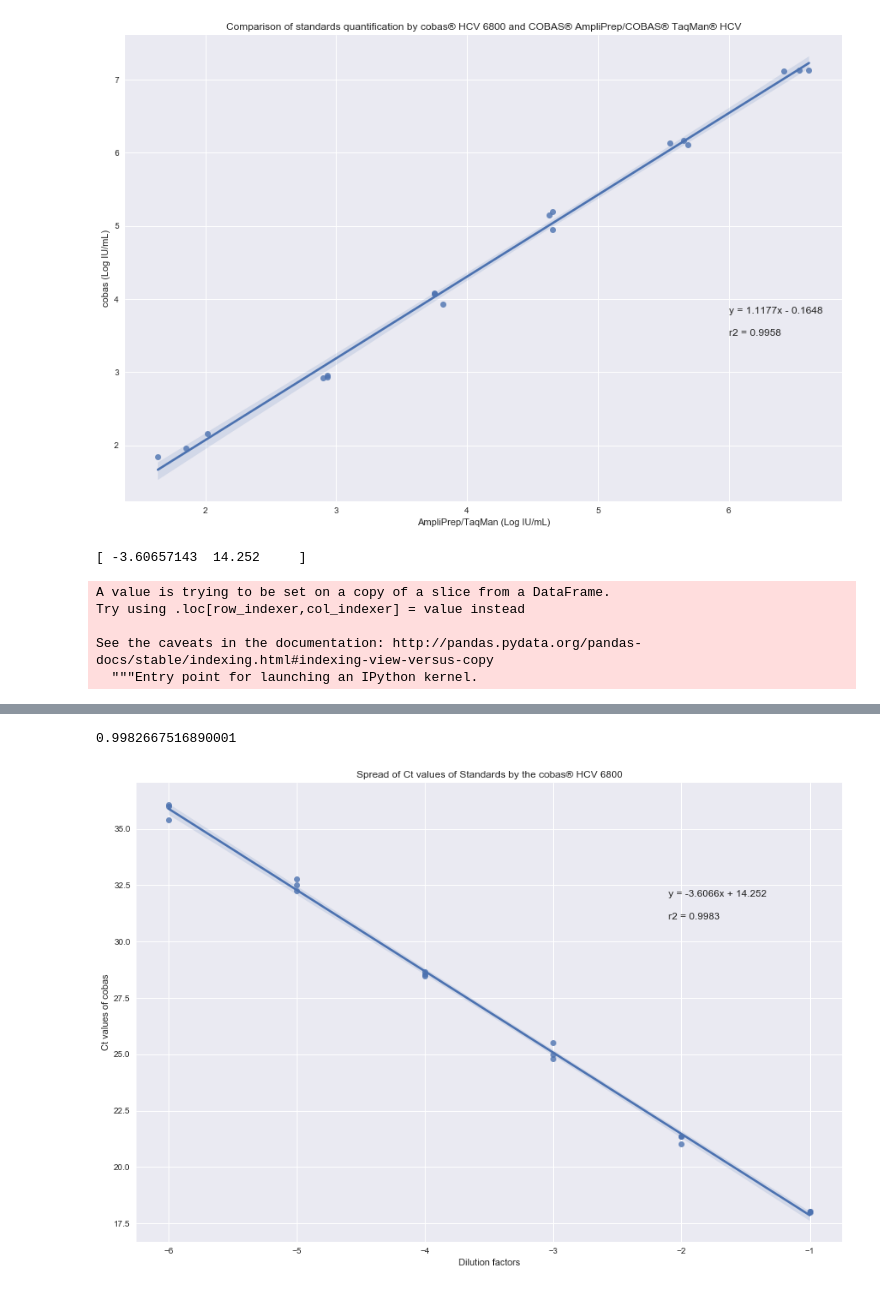
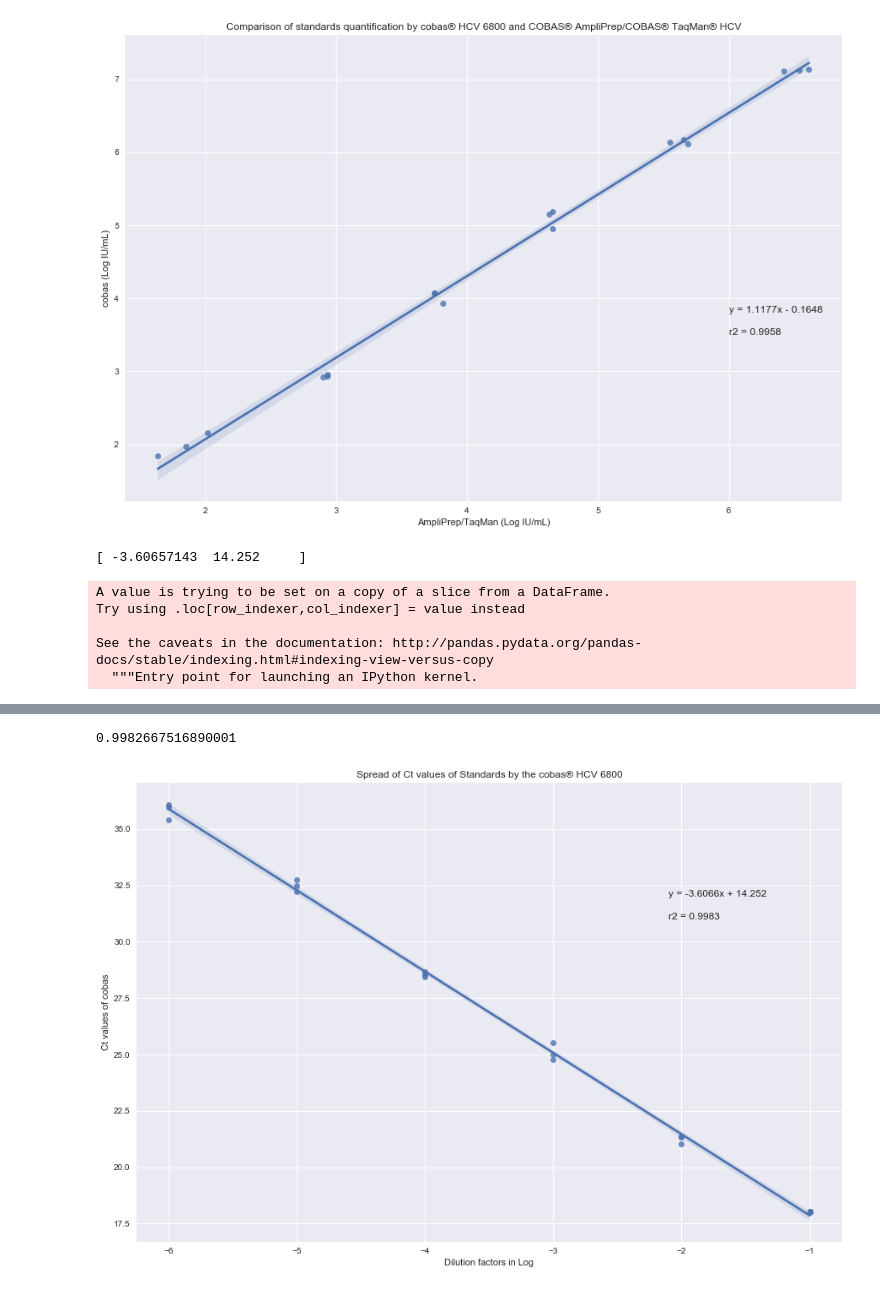
Before and after one commit to hkailee/LabValidationPlots, a Jupyter notebook: workingTable.ipynb, the cells around one changed output, grey strips where cells are left out. Saved outputs shown, nothing was run; the diff lists cells and outputs as text; code cells hidden in the pictures.

```diff
--- a/workingTable.ipynb
+++ b/workingTable.ipynb
@@ -209,35 +212,35 @@ regression = np.polyfit(x2, y2, 1)
 print(regression)
 
 display(df2.corr())
 print((-0.999133)**2)
 
 plt.figure(figsize=(15, 10))
 sns.regplot(x=x2, y=y2, truncate=True)
 plt.title('Spread of Ct values of Standards by the cobas® HCV 6800')
-plt.xlabel('Dilution factors')
+plt.xlabel('Dilution factors in Log')
 plt.ylabel('Ct values of cobas')
 plt.text(-2.1, 32, r'y = -3.6066x + 14.252')
 plt.text(-2.1, 31, r'r2 = 0.9983')
 plt.show()
 # %% [output]
 [ -3.60657143  14.252     ]
 A value is trying to be set on a copy of a slice from a DataFrame.
 Try using .loc[row_indexer,col_indexer] = value instead
 
 See the caveats in the documentation: http://pandas.pydata.org/pandas-docs/stable/indexing.html#indexing-view-versus-copy
   """Entry point for launching an IPython kernel.
 |  | Run | Dilution_Factor | tm_Log | cb_Log | cb_Ct | cb_IC_Ct | tm_Ct | tm_IC_Ct | Log_Dilution_Factor |
 | Run | 1.000000e+00 | -2.578987e-17 | 0.027591 | -0.001919 | 0.000662 | -0.045187 | -0.008880 | 0.018353 | 0.000000 |
 | Dilution_Factor | -2.578987e-17 | 1.000000e+00 | 0.702543 | 0.701638 | -0.696789 | -0.032405 | -0.733604 | 0.029277 | 0.707482 |
 | tm_Log | 2.759133e-02 | 7.025434e-01 | 1.000000 | 0.997895 | -0.997716 | -0.467083 | -0.997104 | 0.087004 | 0.998344 |
 | cb_Log | -1.919072e-03 | 7.016380e-01 | 0.997895 | 1.000000 | -0.999568 | -0.458389 | -0.997036 | 0.106534 | 0.998921 |
 | cb_Ct | 6.622313e-04 | -6.967892e-01 | -0.997716 | -0.999568 | 1.000000 | 0.483055 | 0.996833 | -0.100122 | -0.999133 |
 | cb_IC_Ct | -4.518660e-02 | -3.240526e-02 | -0.467083 | -0.458389 | 0.483055 | 1.000000 | 0.447703 | 0.126600 | -0.474553 |
 | tm_Ct | -8.880236e-03 | -7.336041e-01 | -0.997104 | -0.997036 | 0.996833 | 0.447703 | 1.000000 | -0.092569 | -0.997708 |
 | tm_IC_Ct | 1.835306e-02 | 2.927725e-02 | 0.087004 | 0.106534 | -0.100122 | 0.126600 | -0.092569 | 1.000000 | 0.101938 |
 | Log_Dilution_Factor | 0.000000e+00 | 7.074817e-01 | 0.998344 | 0.998921 | -0.999133 | -0.474553 | -0.997708 | 0.101938 | 1.000000 |
 0.9982667516890001
-[figure, old version]
+[figure, new version]
 # %%
 y3 = df2['tm_Ct']
 regression = np.polyfit(x2, y3, 1)
```
Also changed, not shown: parts of 5 cells of this notebook, 5 other files.
